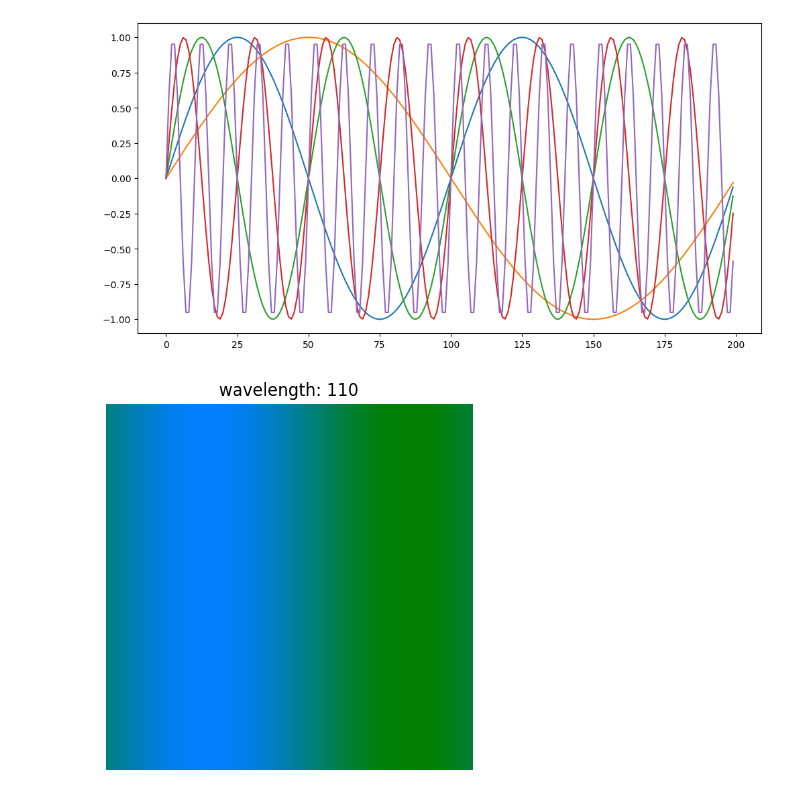
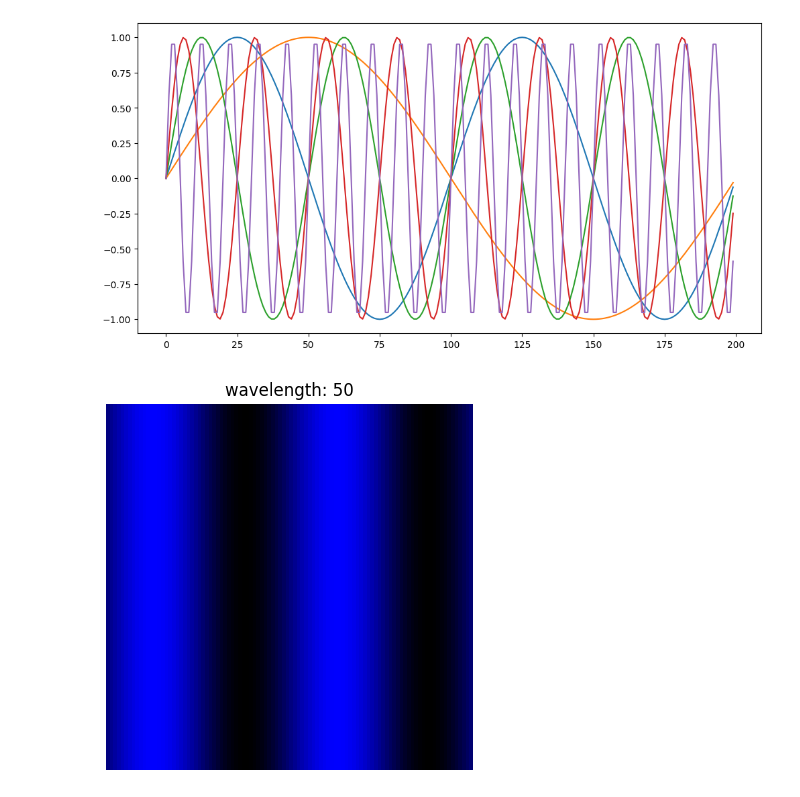
Before and after one commit to giuliabernardinieco/revosim-simulations, a Jupyter notebook: pic-generator.ipynb, the cells around one changed output. Drawn from its saved outputs; the diff is of its cells as text; code cells hidden in the pictures.

```diff
--- a/pic-generator.ipynb
+++ b/pic-generator.ipynb
@@ -40,31 +40,31 @@ plt.show()
 #     plt.savefig(f'1over{num}.png', dpi=100, bbox_inches='tight', pad_inches=0, transparent=True)
 #     plt.close()  # Close the figure to free up resources
 # %%
-numbers = [110]
+numbers = [50]
 num_rows = 2
 num_cols = len(numbers) // num_rows + 1
 
 plt.figure(figsize=(15, 8))
 
 for i, num in enumerate(numbers, start=1):
     x = np.arange(0, 100, 1)
     X, Y = np.meshgrid(x, x)
 
     # Create an array with constant red and green channels and a varying blue channel
     image = np.zeros((100, 100, 3))
     image[:, :, 0] = 0  # Red channel
-    image[:, :, 1] = 0.5  # Green channel
+    image[:, :, 1] = 0  # Green channel
     image[:, :, 2] = (np.sin(2 * np.pi * X / num) + 1)/2  # Varying blue channel
 
     plt.subplot(num_rows, num_cols, i)
     plt.axis('off')
     plt.imshow(image)
     plt.title(f'wavelength: {num}')
 
 plt.tight_layout()
 plt.show()
 # %% [output]
-[figure, old version]
+[figure, new version]
 # %%
 # Generate and save the pics
 
```
Also changed, not shown: parts of 2 cells of this notebook.
